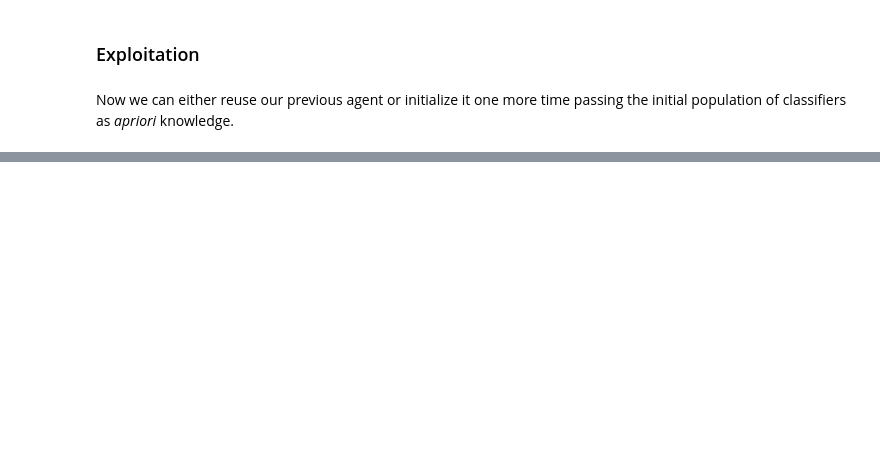
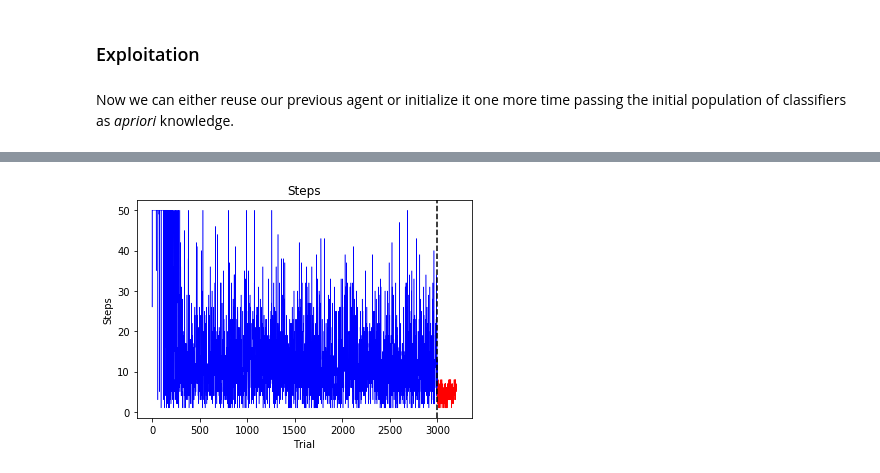
Before and after one commit to ParrotPrediction/pyalcs, a Jupyter notebook: notebooks/ACS2 in Maze (OpenAI).ipynb, the cells around one changed output, grey strips where cells are left out. Saved outputs shown, nothing was run; the diff lists cells and outputs as text; code cells hidden in the pictures; blank space fills up the shorter version.

```diff
--- a/notebooks/ACS2 in Maze (OpenAI).ipynb
+++ b/notebooks/ACS2 in Maze (OpenAI).ipynb
@@ -323,14 +211,0 @@ def convert(explore_metrics, exploit_metric):
-# %%
-agent = ACS2(cfg)
-maze = gym.make('Maze5-v0')
-
-EXPERIMENTS = 2
-TRIALS_EXPLORE = 400
-TRIALS_EXPLOIT = 50
-
-# Run the experiments
-last_agent, explore_metrics, exploit_metrics = experiment(agent, cfg, maze,
-                                              EXPERIMENTS, TRIALS_EXPLORE, TRIALS_EXPLOIT)
-
-# Convert metrics into DataFrames
-explore_df, exploit_df = convert(explore_metrics, exploit_metrics)
@@ -475,14 +433,20 @@ plot_knowledge(explore_df, exploit_df)
 # %%
-def plot_steps(explore_df, exploit_df, ax=None):
+def plot_steps(df, ax=None):
     if ax is None:
         ax = plt.gca()
 
-    explore_df['steps'].plot(ax=ax, c='blue')
-    exploit_df['steps'].plot(ax=ax, c='red')
+    explore_df = df.query("phase == 'explore'")
+    exploit_df = df.query("phase == 'exploit'")
+
+    explore_df['steps'].plot(ax=ax, c='blue', linewidth=.5)
+    exploit_df['steps'].plot(ax=ax, c='red', linewidth=0.5)
     ax.axvline(x=len(explore_df), c='black', linestyle='dashed')
 
     ax.set_title("Steps")
     ax.set_xlabel("Trial")
     ax.set_ylabel("Steps")
 
-plot_steps(explore_df, exploit_df)
+plot_steps(metrics_df)
+plt.savefig('maze_steps.eps', format='eps', dpi=100)
+# %% [output]
+[figure, added]
```
Also changed, not shown: parts of 26 cells of this notebook, 5 other files.
